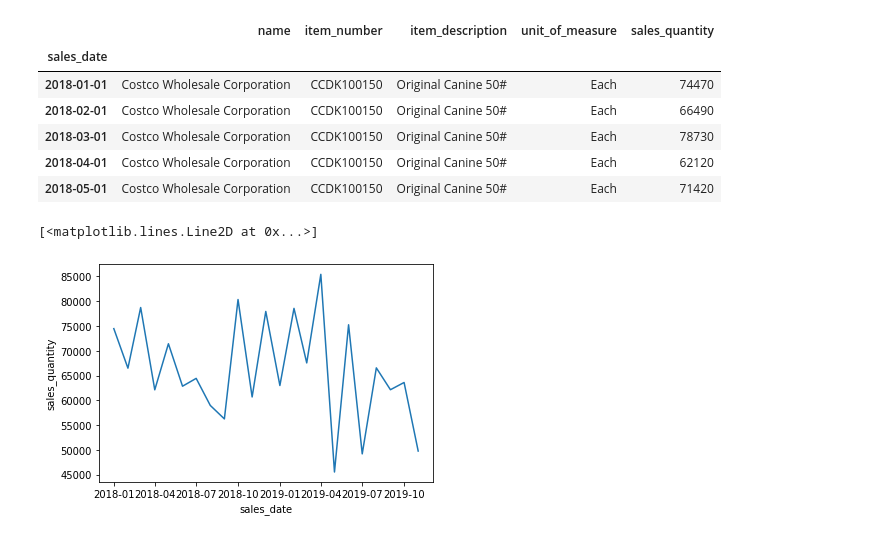
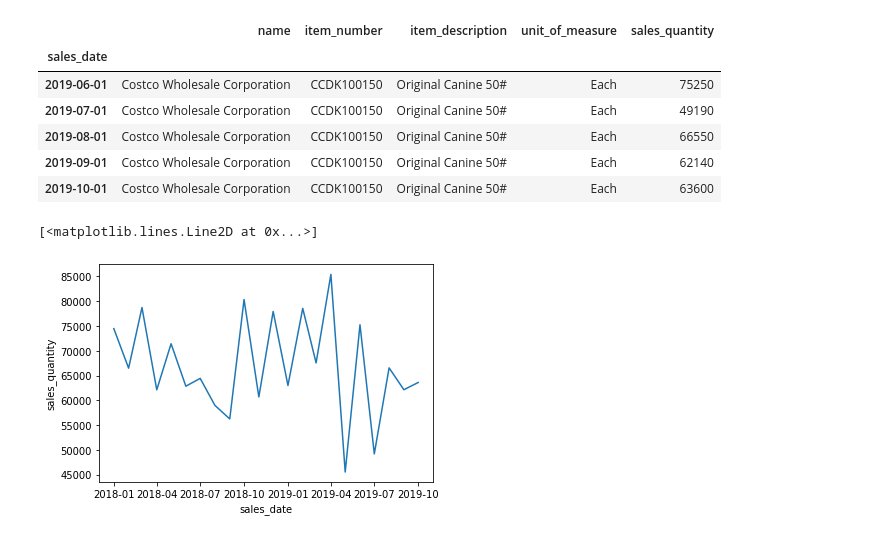
Before and after one commit to LucasAnderson1984/imas, a Jupyter notebook: lib/jupyter_notebook/IMAS Forecasting.ipynb, the cells around one changed output. Cells and saved outputs as stored; diff of their text form; code cells hidden in the pictures.

```diff
--- a/lib/jupyter_notebook/IMAS Forecasting.ipynb
+++ b/lib/jupyter_notebook/IMAS Forecasting.ipynb
@@ -6,6 +6,7 @@ import pandas as pd
 import psycopg2 as pq
 from statsmodels.tsa.arima_model import ARIMA
 from statsmodels.tsa.stattools import adfuller
+from statsmodels.tsa.seasonal import seasonal_decompose
 import yaml
 
 
@@ -36,6 +37,7 @@ sales SA
 
 Where
 IT.item_number = 'CCDK100150'
+and SA.sales_date < '11/01/19'
 
 Group by
 CU.name,
@@ -55,20 +57,23 @@ cur.close()
 conn.close()
 
 data_frame = DataFrame(items, columns=col_names)
+data_frame['sales_date'] = pd.to_datetime(data_frame['sales_date'])
 data_frame.set_index('sales_date', inplace=True)
-data_frame.head(5)
+data_frame.tail(5)
 # %% [output]
 |  | name | item_number | item_description | unit_of_measure | sales_quantity |
 | sales_date |  |  |  |  |  |
-| 2018-01-01 | Costco Wholesale Corporation | CCDK100150 | Original Canine 50# | Each | 74470 |
-| 2018-02-01 | Costco Wholesale Corporation | CCDK100150 | Original Canine 50# | Each | 66490 |
-| 2018-03-01 | Costco Wholesale Corporation | CCDK100150 | Original Canine 50# | Each | 78730 |
-| 2018-04-01 | Costco Wholesale Corporation | CCDK100150 | Original Canine 50# | Each | 62120 |
-| 2018-05-01 | Costco Wholesale Corporation | CCDK100150 | Original Canine 50# | Each | 71420 |
+| 2019-06-01 | Costco Wholesale Corporation | CCDK100150 | Original Canine 50# | Each | 75250 |
+| 2019-07-01 | Costco Wholesale Corporation | CCDK100150 | Original Canine 50# | Each | 49190 |
+| 2019-08-01 | Costco Wholesale Corporation | CCDK100150 | Original Canine 50# | Each | 66550 |
+| 2019-09-01 | Costco Wholesale Corporation | CCDK100150 | Original Canine 50# | Each | 62140 |
+| 2019-10-01 | Costco Wholesale Corporation | CCDK100150 | Original Canine 50# | Each | 63600 |
 # %%
+timeseries = data_frame[['sales_quantity']]
+
 pyplot.xlabel('sales_date')
 pyplot.ylabel('sales_quantity')
-pyplot.plot(data_frame[['sales_quantity']])
+pyplot.plot(timeseries)
 # %% [output]
 [<matplotlib.lines.Line2D at 0x...>]
-[figure, old version]
+[figure, new version]
```
Also changed, not shown: parts of 11 cells of this notebook.
